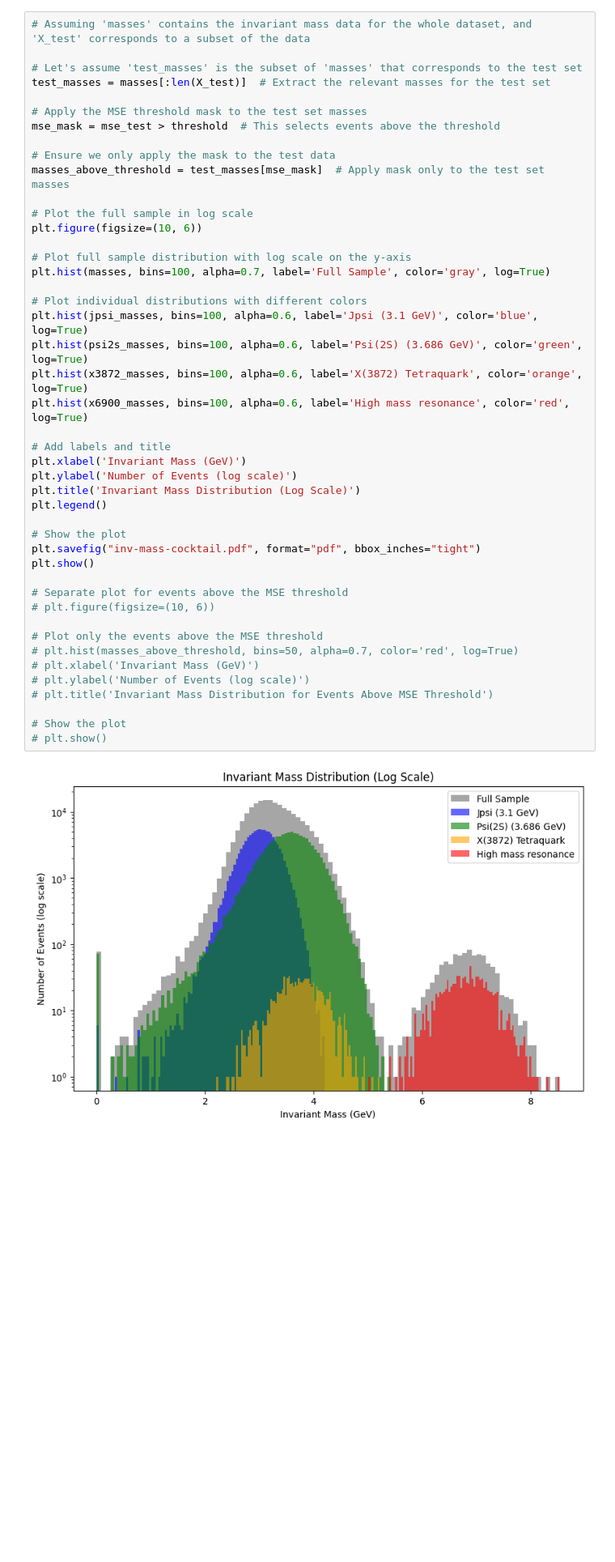
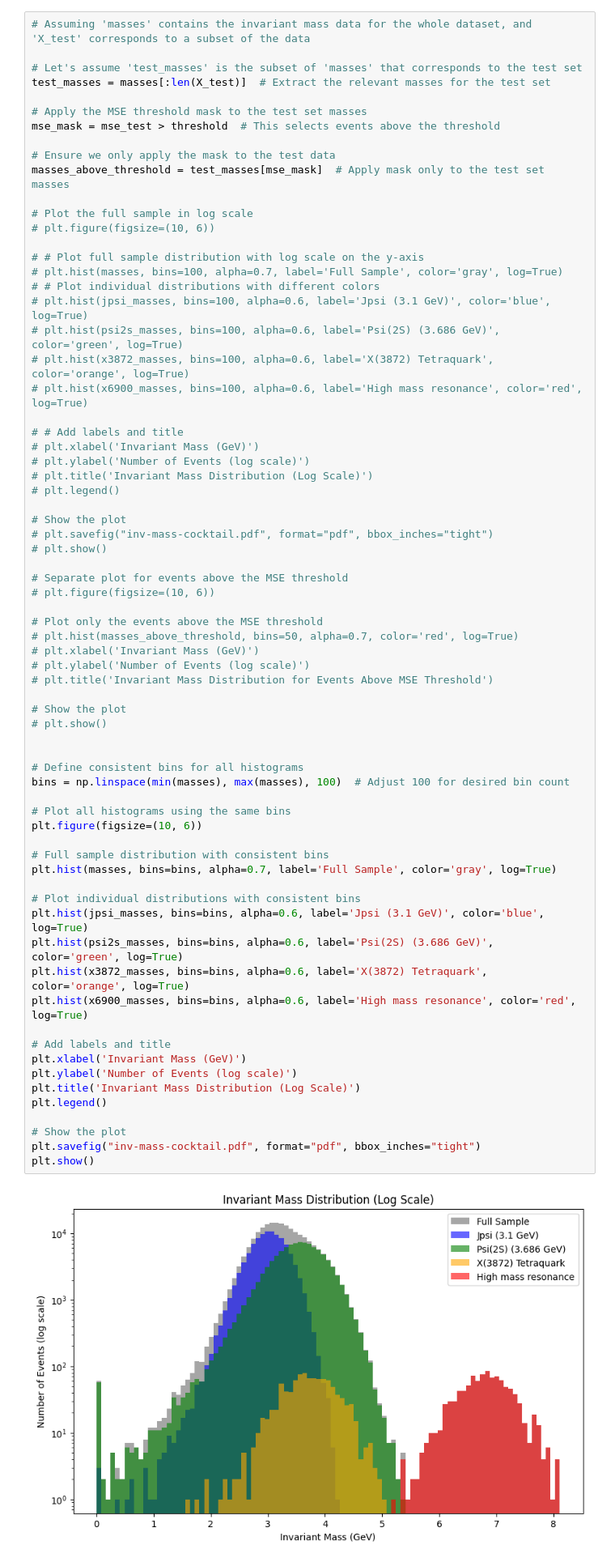
Before and after one commit to siragoni/ML-upc, a Jupyter notebook: Unsupervised-learning-v2.ipynb, the cells around one changed output. Shown at 81% size. Saved outputs shown, nothing was run; the diff lists cells and outputs as text; blank space fills up the shorter version.

```diff
--- a/Unsupervised-learning-v2.ipynb
+++ b/Unsupervised-learning-v2.ipynb
@@ -424,50 +430,75 @@ Your idea is very well-grounded and could potentially lead to significant discov
 # %%
 # Assuming 'masses' contains the invariant mass data for the whole dataset, and 'X_test' corresponds to a subset of the data
 
 # Let's assume 'test_masses' is the subset of 'masses' that corresponds to the test set
 test_masses = masses[:len(X_test)]  # Extract the relevant masses for the test set
 
 # Apply the MSE threshold mask to the test set masses
 mse_mask = mse_test > threshold  # This selects events above the threshold
 
 # Ensure we only apply the mask to the test data
 masses_above_threshold = test_masses[mse_mask]  # Apply mask only to the test set masses
 
 # Plot the full sample in log scale
-plt.figure(figsize=(10, 6))
+# plt.figure(figsize=(10, 6))
 
-# Plot full sample distribution with log scale on the y-axis
-plt.hist(masses, bins=100, alpha=0.7, label='Full Sample', color='gray', log=True)
+# # Plot full sample distribution with log scale on the y-axis
+# plt.hist(masses, bins=100, alpha=0.7, label='Full Sample', color='gray', log=True)
+# # Plot individual distributions with different colors
+# plt.hist(jpsi_masses, bins=100, alpha=0.6, label='Jpsi (3.1 GeV)', color='blue', log=True)
+# plt.hist(psi2s_masses, bins=100, alpha=0.6, label='Psi(2S) (3.686 GeV)', color='green', log=True)
+# plt.hist(x3872_masses, bins=100, alpha=0.6, label='X(3872) Tetraquark', color='orange', log=True)
+# plt.hist(x6900_masses, bins=100, alpha=0.6, label='High mass resonance', color='red', log=True)
 
-# Plot individual distributions with different colors
-plt.hist(jpsi_masses, bins=100, alpha=0.6, label='Jpsi (3.1 GeV)', color='blue', log=True)
-plt.hist(psi2s_masses, bins=100, alpha=0.6, label='Psi(2S) (3.686 GeV)', color='green', log=True)
-plt.hist(x3872_masses, bins=100, alpha=0.6, label='X(3872) Tetraquark', color='orange', log=True)
-plt.hist(x6900_masses, bins=100, alpha=0.6, label='High mass resonance', color='red', log=True)
-
-# Add labels and title
-plt.xlabel('Invariant Mass (GeV)')
-plt.ylabel('Number of Events (log scale)')
-plt.title('Invariant Mass Distribution (Log Scale)')
-plt.legend()
+# # Add labels and title
+# plt.xlabel('Invariant Mass (GeV)')
+# plt.ylabel('Number of Events (log scale)')
+# plt.title('Invariant Mass Distribution (Log Scale)')
+# plt.legend()
 
 # Show the plot
-plt.savefig("inv-mass-cocktail.pdf", format="pdf", bbox_inches="tight")
-plt.show()
+# plt.savefig("inv-mass-cocktail.pdf", format="pdf", bbox_inches="tight")
+# plt.show()
 
 # Separate plot for events above the MSE threshold
 # plt.figure(figsize=(10, 6))
 
 # Plot only the events above the MSE threshold
 # plt.hist(masses_above_threshold, bins=50, alpha=0.7, color='red', log=True)
 # plt.xlabel('Invariant Mass (GeV)')
 # plt.ylabel('Number of Events (log scale)')
 # plt.title('Invariant Mass Distribution for Events Above MSE Threshold')
 
 # Show the plot
 # plt.show()
+
+
+# Define consistent bins for all histograms
+bins = np.linspace(min(masses), max(masses), 100)  # Adjust 100 for desired bin count
+
+# Plot all histograms using the same bins
+plt.figure(figsize=(10, 6))
+
+# Full sample distribution with consistent bins
+plt.hist(masses, bins=bins, alpha=0.7, label='Full Sample', color='gray', log=True)
+
+# Plot individual distributions with consistent bins
+plt.hist(jpsi_masses, bins=bins, alpha=0.6, label='Jpsi (3.1 GeV)', color='blue', log=True)
+plt.hist(psi2s_masses, bins=bins, alpha=0.6, label='Psi(2S) (3.686 GeV)', color='green', log=True)
+plt.hist(x3872_masses, bins=bins, alpha=0.6, label='X(3872) Tetraquark', color='orange', log=True)
+plt.hist(x6900_masses, bins=bins, alpha=0.6, label='High mass resonance', color='red', log=True)
+
+# Add labels and title
+plt.xlabel('Invariant Mass (GeV)')
+plt.ylabel('Number of Events (log scale)')
+plt.title('Invariant Mass Distribution (Log Scale)')
+plt.legend()
+
+# Show the plot
+plt.savefig("inv-mass-cocktail.pdf", format="pdf", bbox_inches="tight")
+plt.show()
 # %% [output]
-[figure, old version]
+[figure, new version]
 # %%
 # Assuming mse_test contains the reconstruction errors and y_test contains the labels (1 for normal, 0 for anomalous)
 
```
Also changed, not shown: parts of 13 cells of this notebook, 9 other files.
